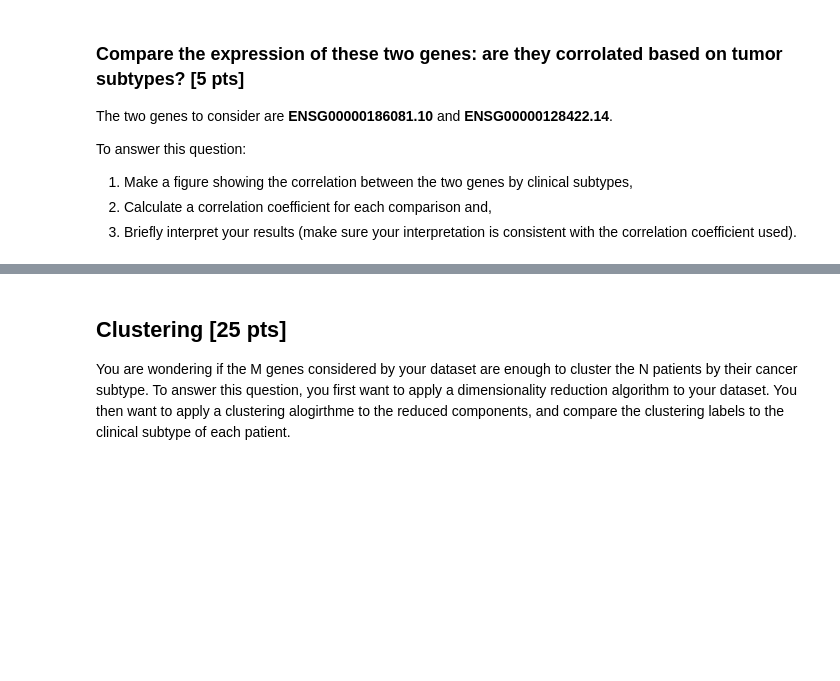
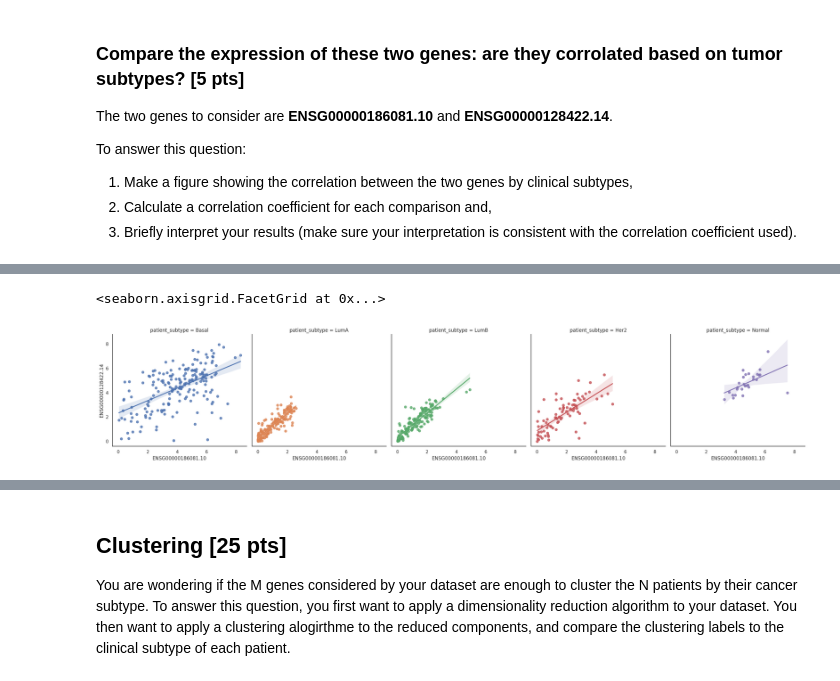
Before and after one commit to lena-fabre/S24_data_analysis, a Jupyter notebook: notebooks/exercices_good_practices.ipynb, the cells around one changed output, grey strips where cells are left out. Drawn from its saved outputs; the diff is of its cells as text; code cells hidden in the pictures; blank space fills up the shorter version.

```diff
--- a/notebooks/exercices_good_practices.ipynb
+++ b/notebooks/exercices_good_practices.ipynb
@@ -131,0 +199,8 @@ To answer this question:
+# %%
+expression = patient_expression.copy()
+expression.columns= genes_id[0]
+expression.loc[:,"patient_subtype"] = patient_subtype.iloc[:,0]
+
+correl = expression.loc[:, ["ENSG00000186081.10", "ENSG00000128422.14", "patient_subtype"]]
+correl
+correl.iloc[:, 1]
@@ -131,0 +220,5 @@ To answer this question:
+# %%
+sns.lmplot(data=correl, x="ENSG00000186081.10", y="ENSG00000128422.14", hue = "patient_subtype", col = "patient_subtype")
+# %% [output]
+<seaborn.axisgrid.FacetGrid at 0x...>
+[figure, added]
```
Also changed, not shown: parts of 23 cells of this notebook.
